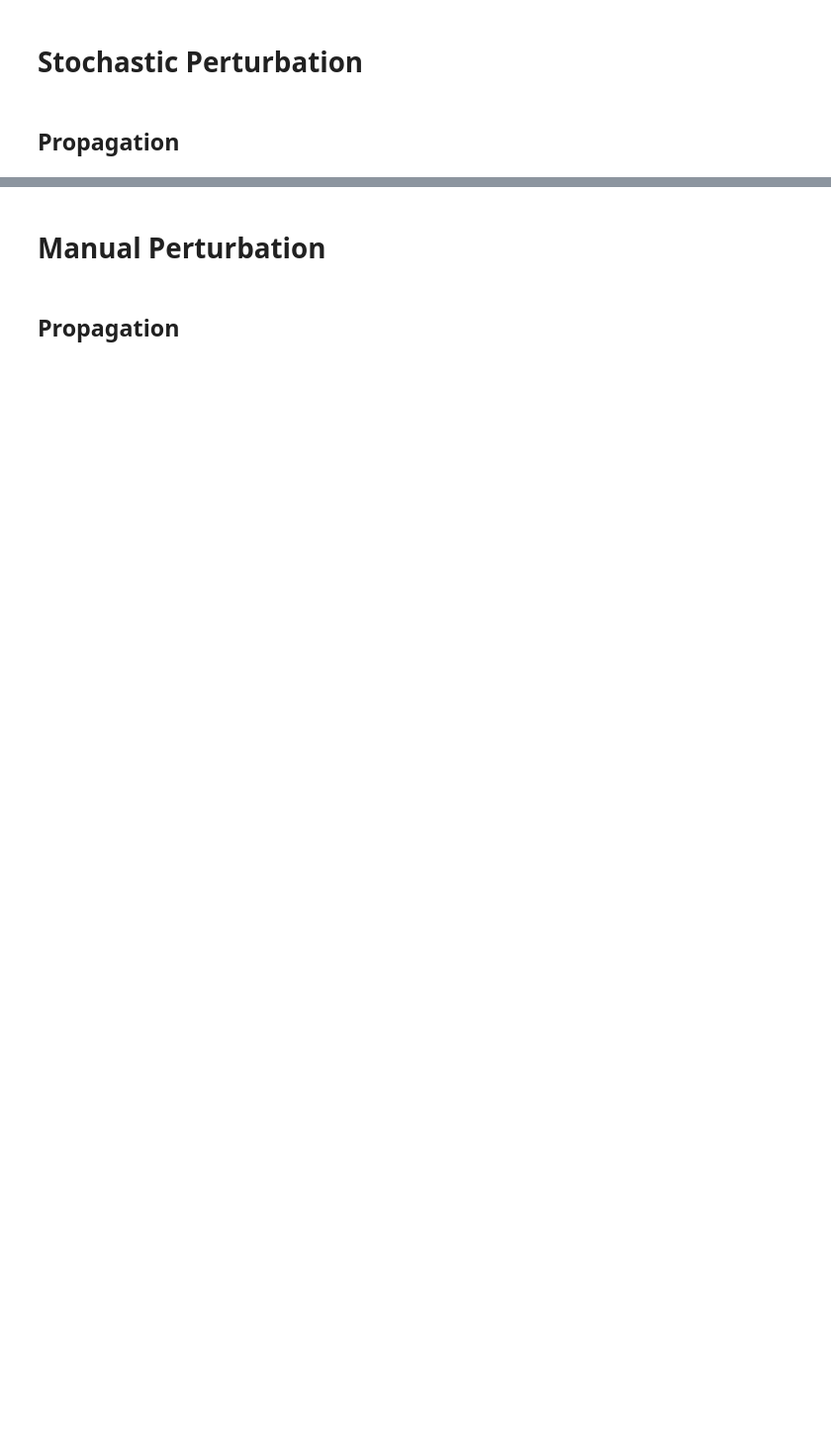
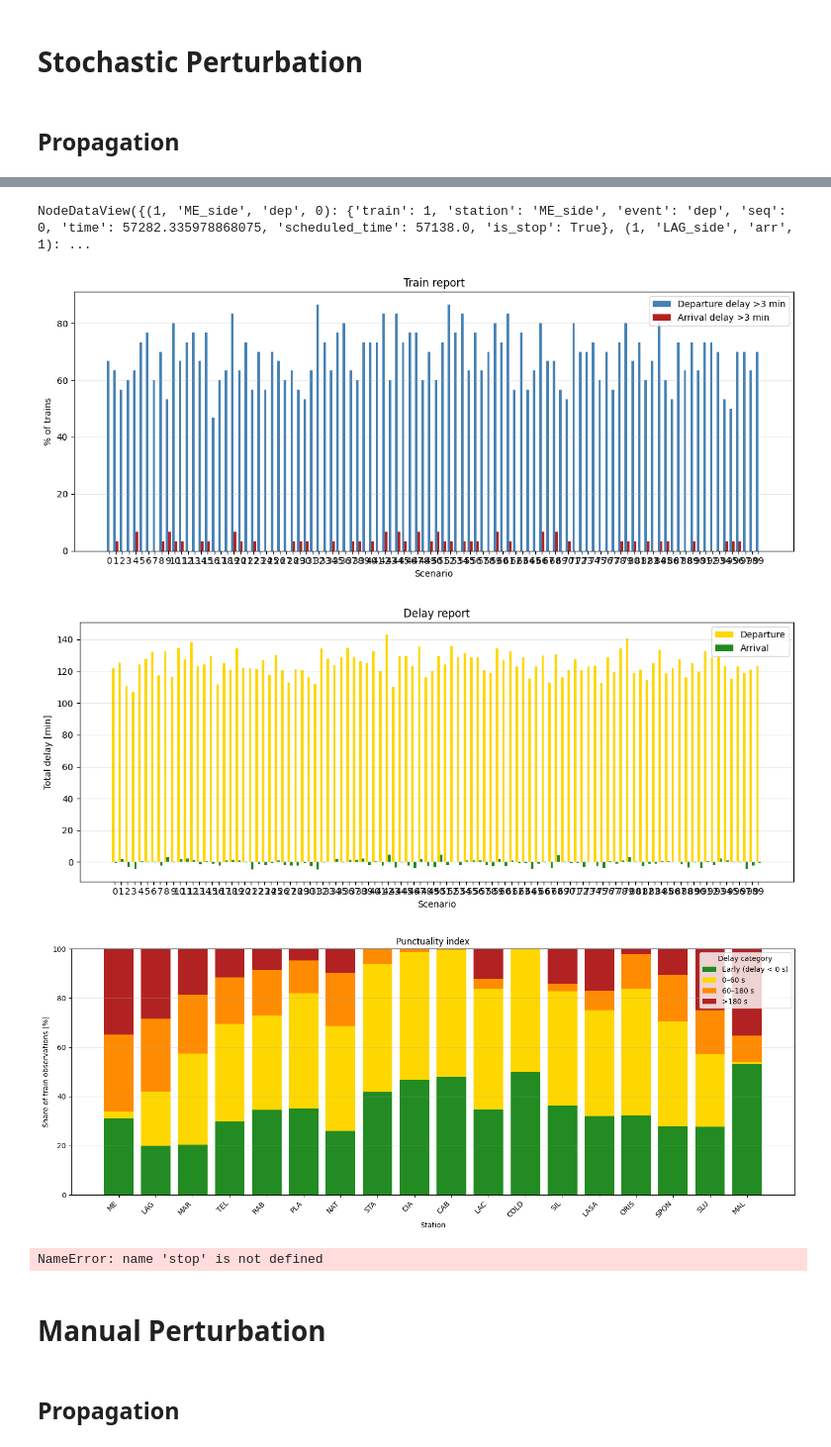
Before and after one commit to pepedigitale/AusbauVinschgau, a Jupyter notebook: ean_simulation/ean_simulation.ipynb, the cells around one changed output, grey strips where cells are left out. Shown at 99% size. Drawn from its saved outputs; the diff is of its cells as text; code cells hidden in the pictures; blank space fills up the shorter version.

Commit message:
Added 3 punctuality report diagrams

```diff
--- a/ean_simulation/ean_simulation.ipynb
+++ b/ean_simulation/ean_simulation.ipynb
@@ -218,4 +217,0 @@ Skipped: [('overlapping opposite trains', ('Dev_LAC_01', 'Dev_LAC_02'), 1, 6), (
-# %%
-station = "Dev_STA_02"
-edges = [(u, v) for u, v in G_scheduled.edges if station in u or station in v]
-edges
@@ -408,0 +511,30 @@ NameError: name 'stop' is not defined
+# %%
+def plot_delay_report(stats):
+
+    scen = stats["scenario"]
+
+    dep = [s["dep_delay_sum_min"] for s in scen]
+    arr = [s["arr_delay_sum_min"] for s in scen]
+
+    x = np.arange(len(scen))
+    w = 0.38
+
+    plt.figure(figsize=(12,5))
+
+    plt.bar(x-w/2, dep, width=w,
+            color="gold",
+            label="Departure")
+
+    plt.bar(x+w/2, arr, width=w,
+            color="forestgreen",
+            label="Arrival")
+
+    plt.xticks(x, range(len(scen)))
+    plt.xlabel("Scenario")
+    plt.ylabel("Total delay [min]")
+    plt.title("Delay report")
+    plt.grid(axis="y", alpha=.3)
+    plt.legend()
+
+    plt.tight_layout()
+    plt.show()
@@ -409,3 +629,21 @@ NameError: name 'stop' is not defined
+# %%
+realized_graphs[1].nodes(data=True)
+# %% [output]
+NodeDataView({(1, 'ME_side', 'dep', 0): {'train': 1, 'station': 'ME_side', 'event': 'dep', 'seq': 0, 'time': 57282.335978868075, 'scheduled_time': 57138.0, 'is_stop': True}, (1, 'LAG_side', 'arr', 1): ...
+# %%
+stats = extract_statistics(realized_graphs)
+
+plot_train_report(stats)
+plot_delay_report(stats)
+plot_punctuality_index(stats)
+# %% [output]
+[figure, added]
+[figure, added]
+[figure, added]
+# %%
+stop
+# %% [output]
+NameError: name 'stop' is not defined
 # %% [markdown]
 # Manual Perturbation
 # %% [markdown]
```
Also changed, not shown: parts of 33 cells of this notebook, 5 other files.
